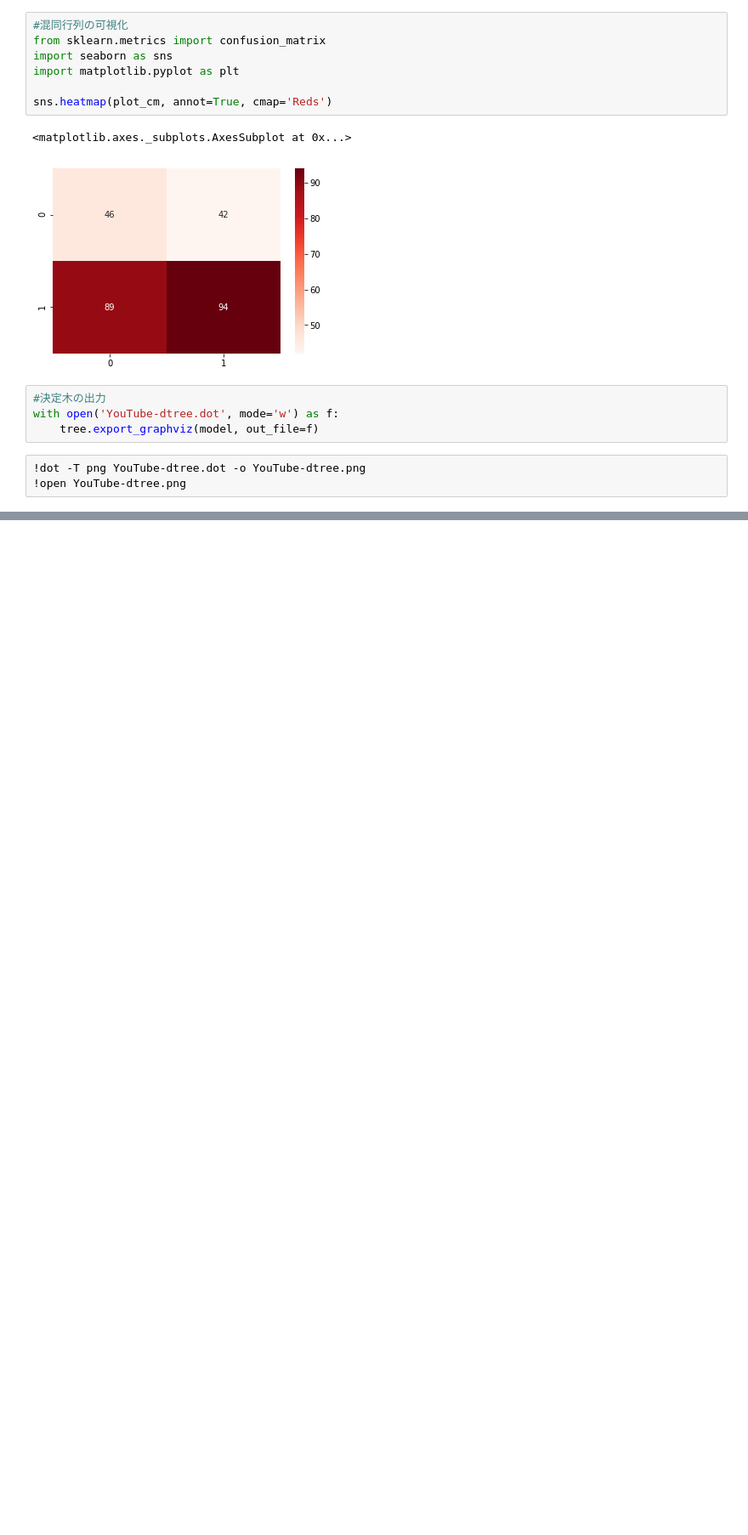
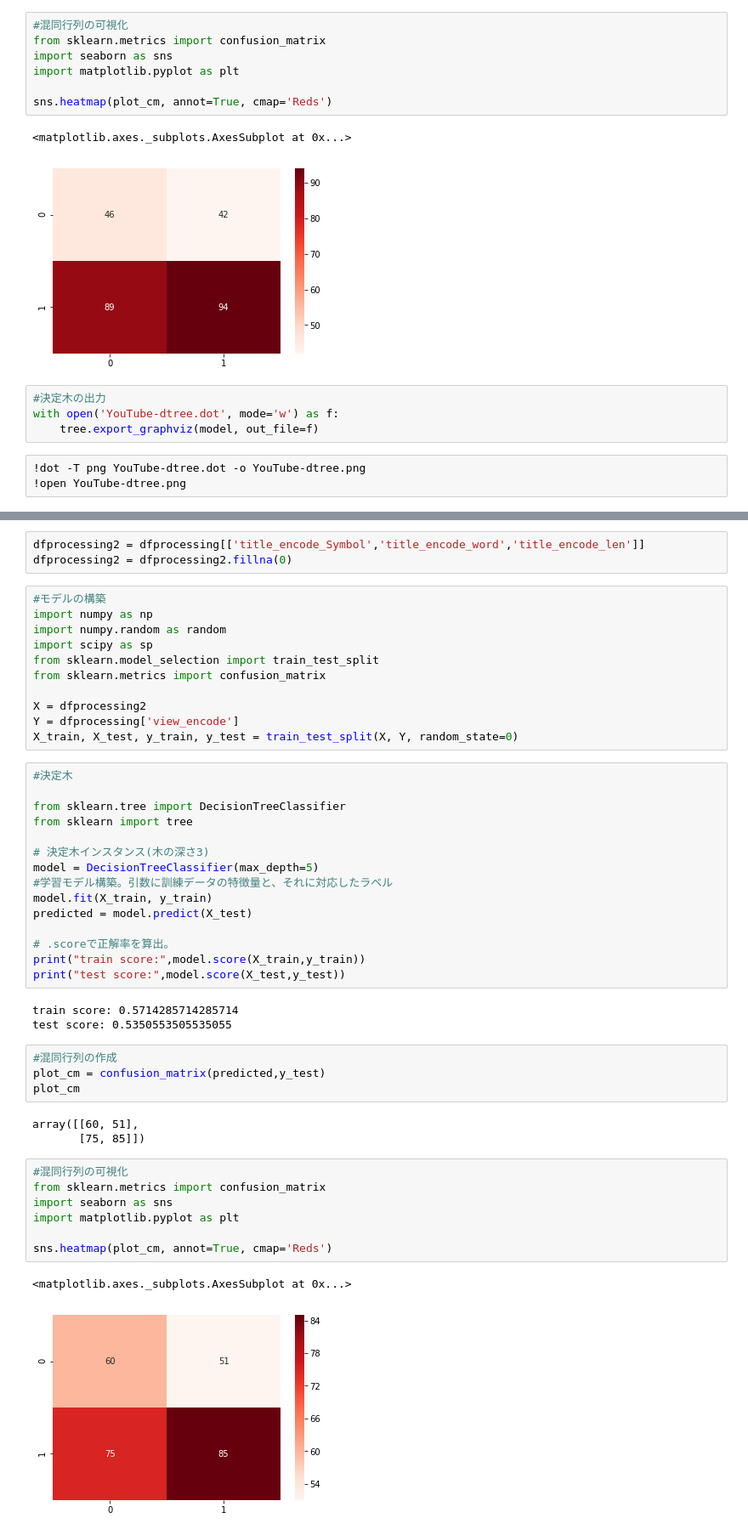
Before and after one commit to Hamumayo55/info3dm-G3-YouTube, a Jupyter notebook: youtube_exp/info3dm-G3-YouTube.ipynb, the cells around one changed output, grey strips where cells are left out. Shown at 85% size. Cells and saved outputs as stored; diff of their text form; blank space fills up the shorter version.

```diff
--- a/youtube_exp/info3dm-G3-YouTube.ipynb
+++ b/youtube_exp/info3dm-G3-YouTube.ipynb
@@ -151,0 +228,49 @@ with open('YouTube-dtree.dot', mode='w') as f:
+# %%
+dfprocessing2 = dfprocessing[['title_encode_Symbol','title_encode_word','title_encode_len']]
+dfprocessing2 = dfprocessing2.fillna(0)
+# %%
+#モデルの構築
+import numpy as np
+import numpy.random as random
+import scipy as sp
+from sklearn.model_selection import train_test_split
+from sklearn.metrics import confusion_matrix
+
+X = dfprocessing2
+Y = dfprocessing['view_encode']
+X_train, X_test, y_train, y_test = train_test_split(X, Y, random_state=0)
+# %%
+#決定木
+
+from sklearn.tree import DecisionTreeClassifier
+from sklearn import tree
+
+# 決定木インスタンス(木の深さ3)
+model = DecisionTreeClassifier(max_depth=5)
+#学習モデル構築。引数に訓練データの特徴量と、それに対応したラベル
+model.fit(X_train, y_train)
+predicted = model.predict(X_test)
+
+# .scoreで正解率を算出。
+print("train score:",model.score(X_train,y_train))
+print("test score:",model.score(X_test,y_test))
+# %% [output]
+train score: 0.5714285714285714
+test score: 0.5350553505535055
+# %%
+#混同行列の作成
+plot_cm = confusion_matrix(predicted,y_test)
+plot_cm
+# %% [output]
+array([[60, 51],
+       [75, 85]])
+# %%
+#混同行列の可視化
+from sklearn.metrics import confusion_matrix
+import seaborn as sns
+import matplotlib.pyplot as plt
+
+sns.heatmap(plot_cm, annot=True, cmap='Reds')
+# %% [output]
+<matplotlib.axes._subplots.AxesSubplot at 0x...>
+[figure, added]
```
Also changed, not shown: parts of 15 cells of this notebook.
